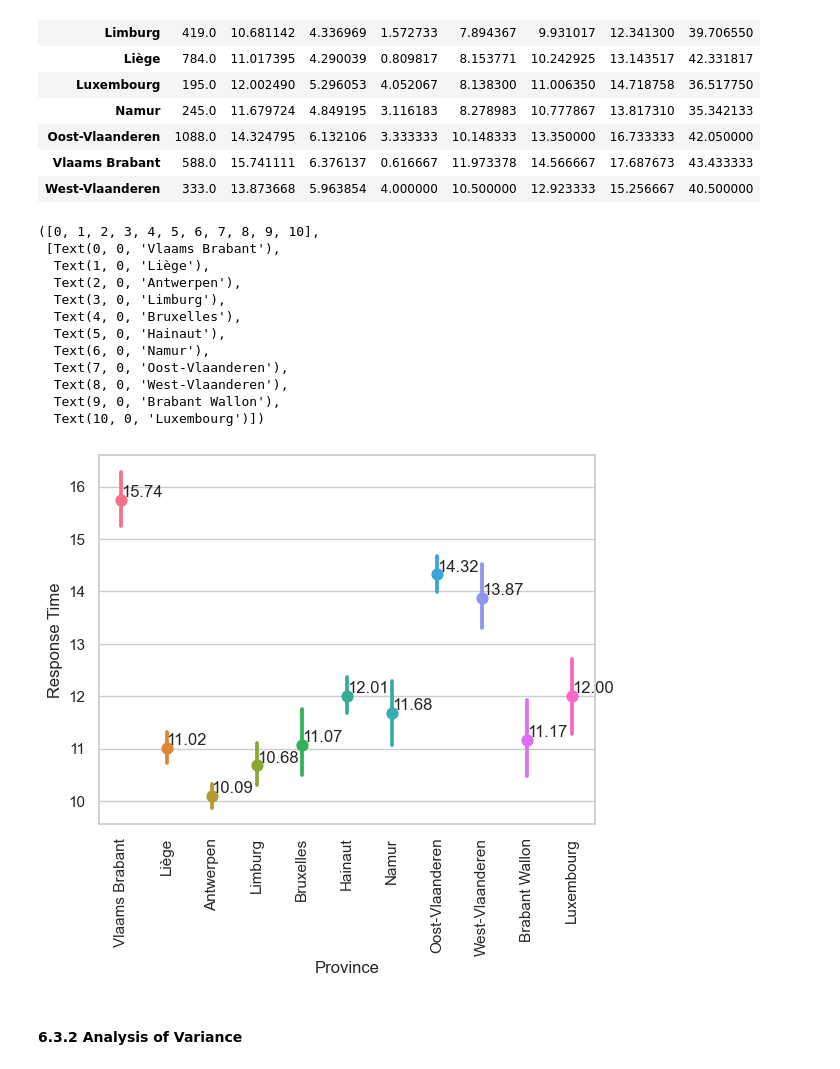
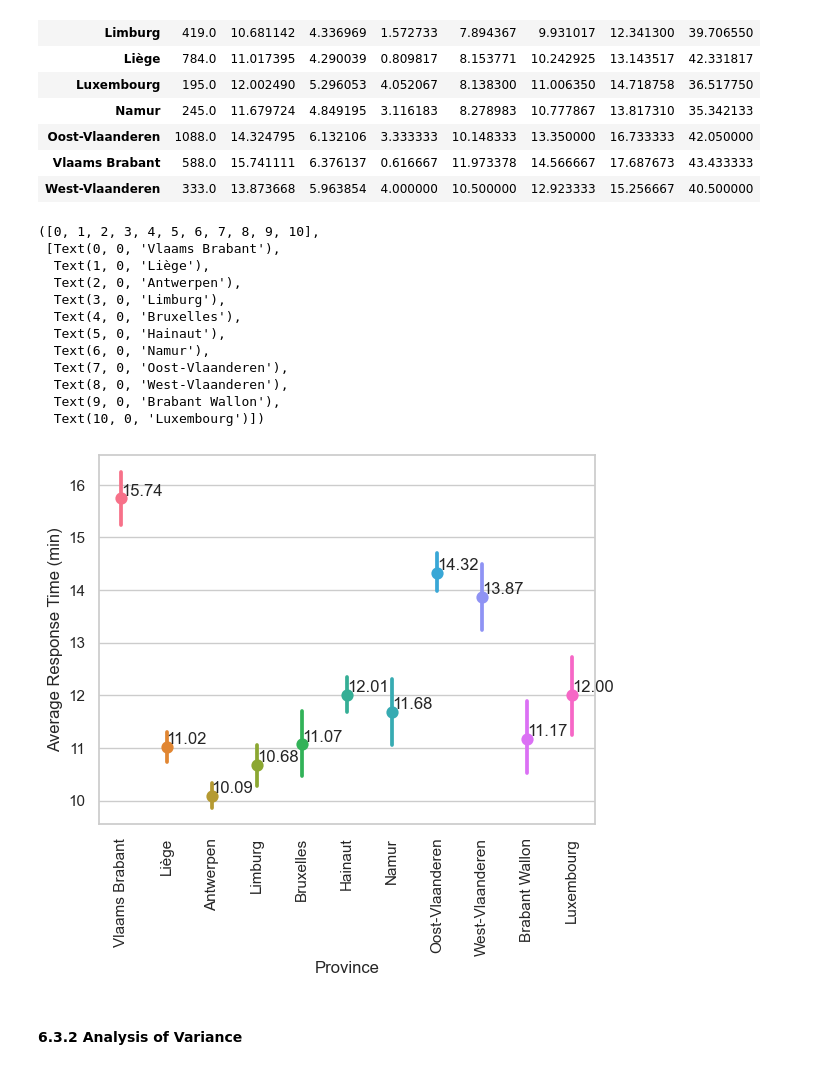
Before and after one commit to JeroenGuillierme/Project-MDA, a Jupyter notebook: 3. Response Time Analysis.ipynb, the cells around one changed output. Drawn from its saved outputs; the diff is of its cells as text; code cells hidden in the pictures.

```diff
--- a/3. Response Time Analysis.ipynb
+++ b/3. Response Time Analysis.ipynb
@@ -596,34 +596,34 @@ rta_anova_prov.groupby('Province')['response_time'].describe()
 # %%
 sns.set(style='whitegrid')
 # Determine the order of provinces based on how they appear in the data
 province_order = rta_anova_prov['Province'].unique()
 
 # Create the point plot with a specified order
 ax = sns.pointplot(x='Province', y='response_time', data=rta_anova_prov, hue='Province', order=province_order)
 
 # Calculate means, ensuring the same order is used
 means = rta_anova_prov.groupby('Province')['response_time'].mean().reindex(province_order)
 
 # Annotate the means next to the points, in the correct order
 for i, (province, mean) in enumerate(means.items()):
     plt.text(i, mean, f'{mean:.2f}', ha='left', va='bottom')
 
-plt.ylabel('Response Time')
+plt.ylabel('Average Response Time (min)')
 plt.xticks(rotation=90)
 # %% [output]
 ([0, 1, 2, 3, 4, 5, 6, 7, 8, 9, 10],
  [Text(0, 0, 'Vlaams Brabant'),
   Text(1, 0, 'Liège'),
   Text(2, 0, 'Antwerpen'),
   Text(3, 0, 'Limburg'),
   Text(4, 0, 'Bruxelles'),
   Text(5, 0, 'Hainaut'),
   Text(6, 0, 'Namur'),
   Text(7, 0, 'Oost-Vlaanderen'),
   Text(8, 0, 'West-Vlaanderen'),
   Text(9, 0, 'Brabant Wallon'),
   Text(10, 0, 'Luxembourg')])
-[figure, old version]
+[figure, new version]
 # %% [markdown]
 #### 6.3.2 Analysis of Variance
 # %%
```
Also changed, not shown: parts of 2 cells of this notebook.
